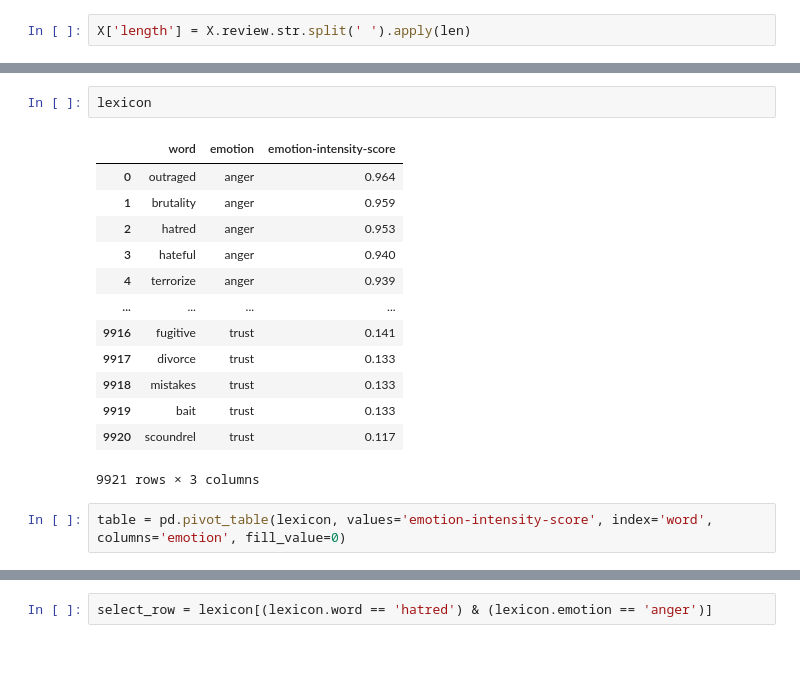
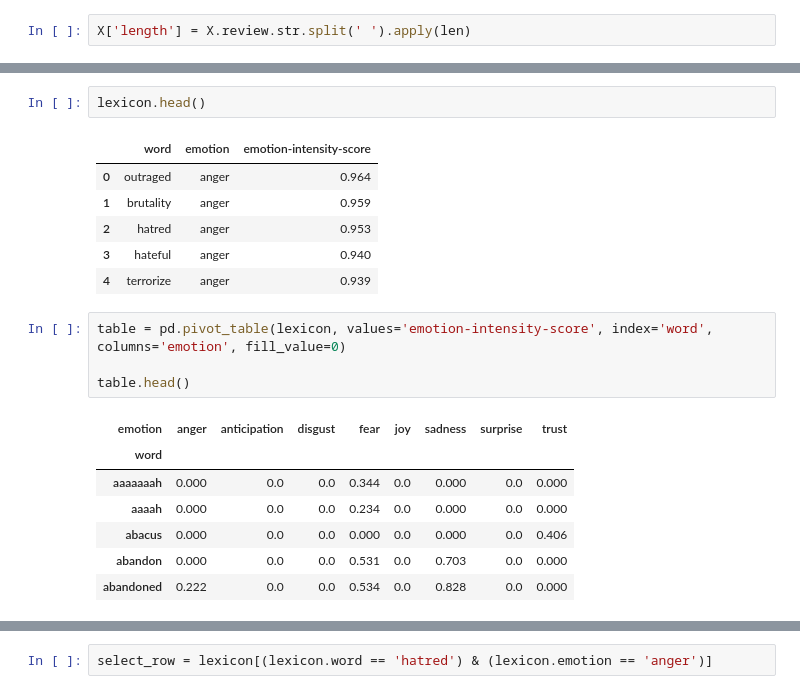
Before and after one commit to theresa-sporn/WorkforceSentimentMonitoring, a Jupyter notebook: notebooks/alvaro_EmotionExtraction.ipynb, the cells around one changed output, grey strips where cells are left out. Cells and saved outputs as stored; diff of their text form; blank space fills up the shorter version.

Commit message:
finished feature extraction with emotion lexicon

```diff
--- a/notebooks/alvaro_EmotionExtraction.ipynb
+++ b/notebooks/alvaro_EmotionExtraction.ipynb
@@ -198,18 +138,21 @@ X
 # %%
-lexicon
+lexicon.head()
 # %% [output]
 |  | word | emotion | emotion-intensity-score |
 | 0 | outraged | anger | 0.964 |
 | 1 | brutality | anger | 0.959 |
 | 2 | hatred | anger | 0.953 |
 | 3 | hateful | anger | 0.940 |
 | 4 | terrorize | anger | 0.939 |
-| ... | ... | ... | ... |
-| 9916 | fugitive | trust | 0.141 |
-| 9917 | divorce | trust | 0.133 |
-| 9918 | mistakes | trust | 0.133 |
-| 9919 | bait | trust | 0.133 |
-| 9920 | scoundrel | trust | 0.117 |
-9921 rows × 3 columns
 # %%
 table = pd.pivot_table(lexicon, values='emotion-intensity-score', index='word', columns='emotion', fill_value=0)
+
+table.head()
+# %% [output]
+| emotion | anger | anticipation | disgust | fear | joy | sadness | surprise | trust |
+| word |  |  |  |  |  |  |  |  |
+| aaaaaaah | 0.000 | 0.0 | 0.0 | 0.344 | 0.0 | 0.000 | 0.0 | 0.000 |
+| aaaah | 0.000 | 0.0 | 0.0 | 0.234 | 0.0 | 0.000 | 0.0 | 0.000 |
+| abacus | 0.000 | 0.0 | 0.0 | 0.000 | 0.0 | 0.000 | 0.0 | 0.406 |
+| abandon | 0.000 | 0.0 | 0.0 | 0.531 | 0.0 | 0.703 | 0.0 | 0.000 |
+| abandoned | 0.222 | 0.0 | 0.0 | 0.534 | 0.0 | 0.828 | 0.0 | 0.000 |
```
Also changed, not shown: parts of 36 cells of this notebook, 2 other files.
